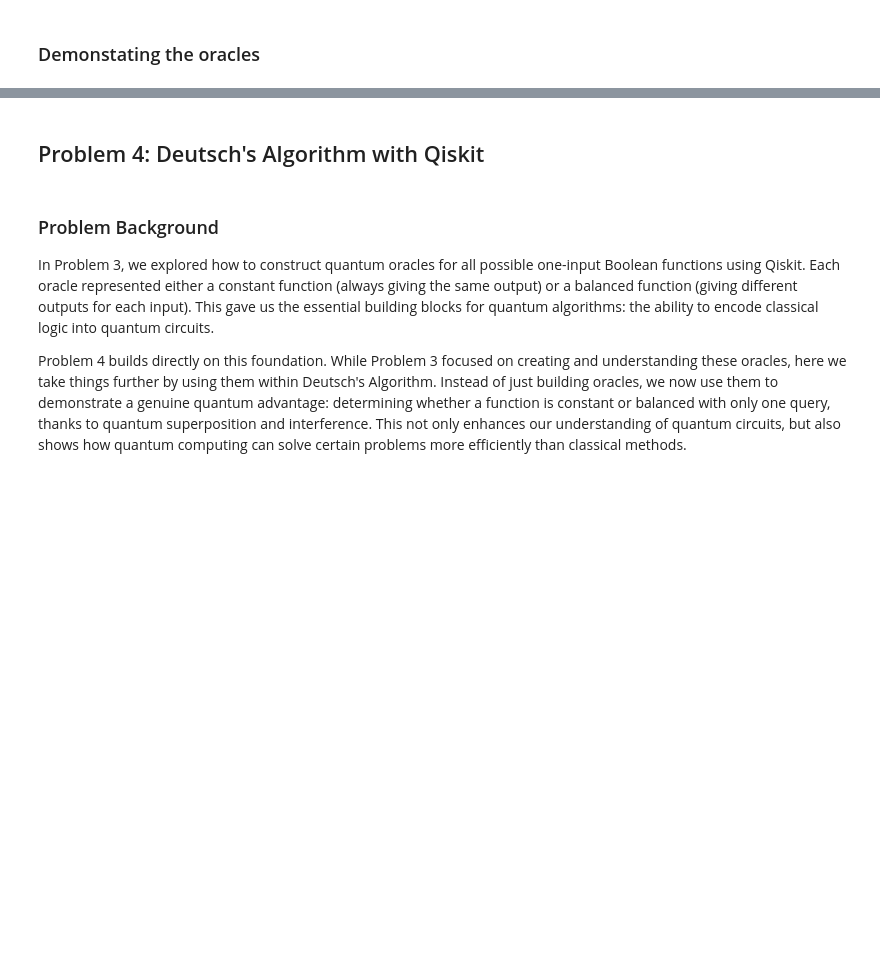
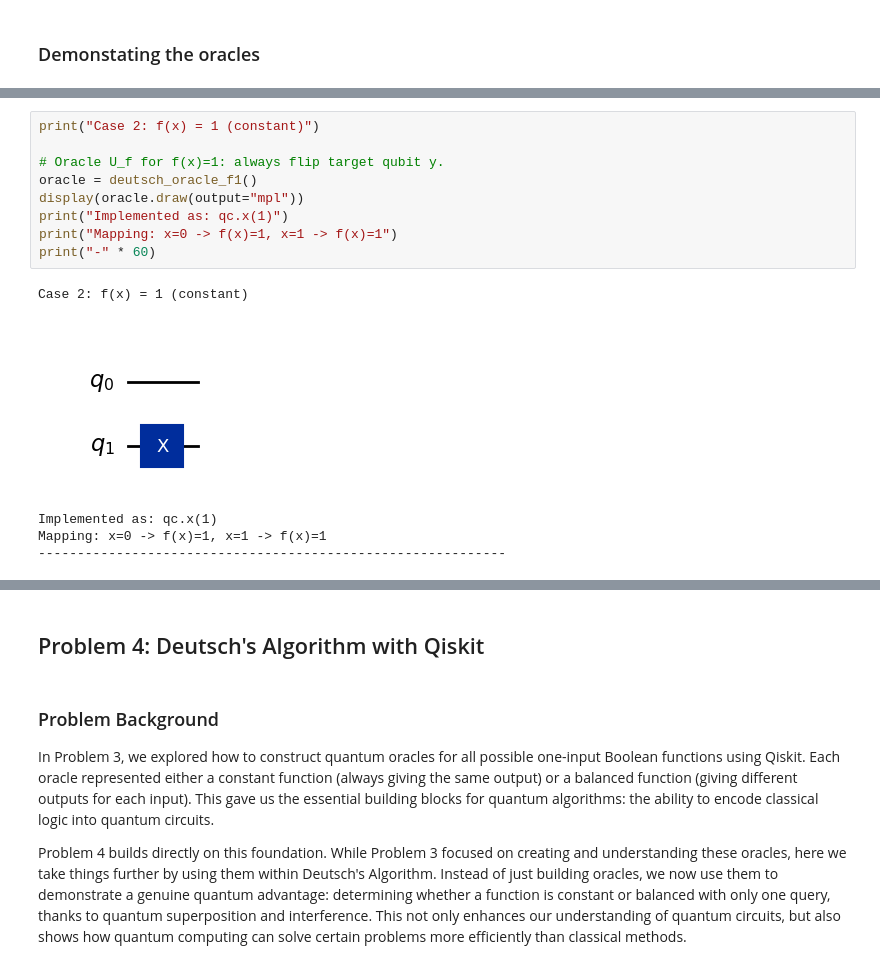
Before and after one commit to JenniferOji/emerging-technologies, a Jupyter notebook: problems.ipynb, the cells around one changed output, grey strips where cells are left out. Cells and saved outputs as stored; diff of their text form; blank space fills up the shorter version.

```diff
--- a/problems.ipynb
+++ b/problems.ipynb
@@ -690,0 +650,15 @@ def single_input_function(case: int, sim: AerSimulator):
+# %%
+print("Case 2: f(x) = 1 (constant)")
+
+# Oracle U_f for f(x)=1: always flip target qubit y.
+oracle = deutsch_oracle_f1()
+display(oracle.draw(output="mpl"))
+print("Implemented as: qc.x(1)")
+print("Mapping: x=0 -> f(x)=1, x=1 -> f(x)=1")
+print("-" * 60)
+# %% [output]
+Case 2: f(x) = 1 (constant)
+[figure, added]
+Implemented as: qc.x(1)
+Mapping: x=0 -> f(x)=1, x=1 -> f(x)=1
+------------------------------------------------------------
```
Also changed, not shown: parts of 18 cells of this notebook, 1 other file.
